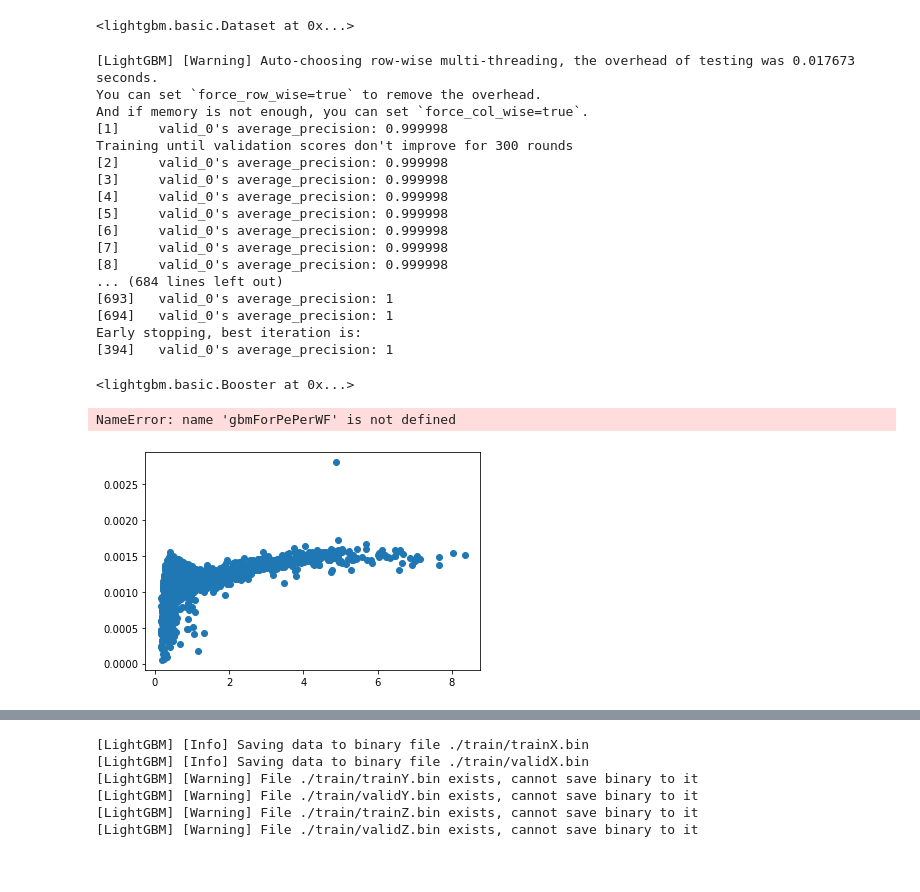
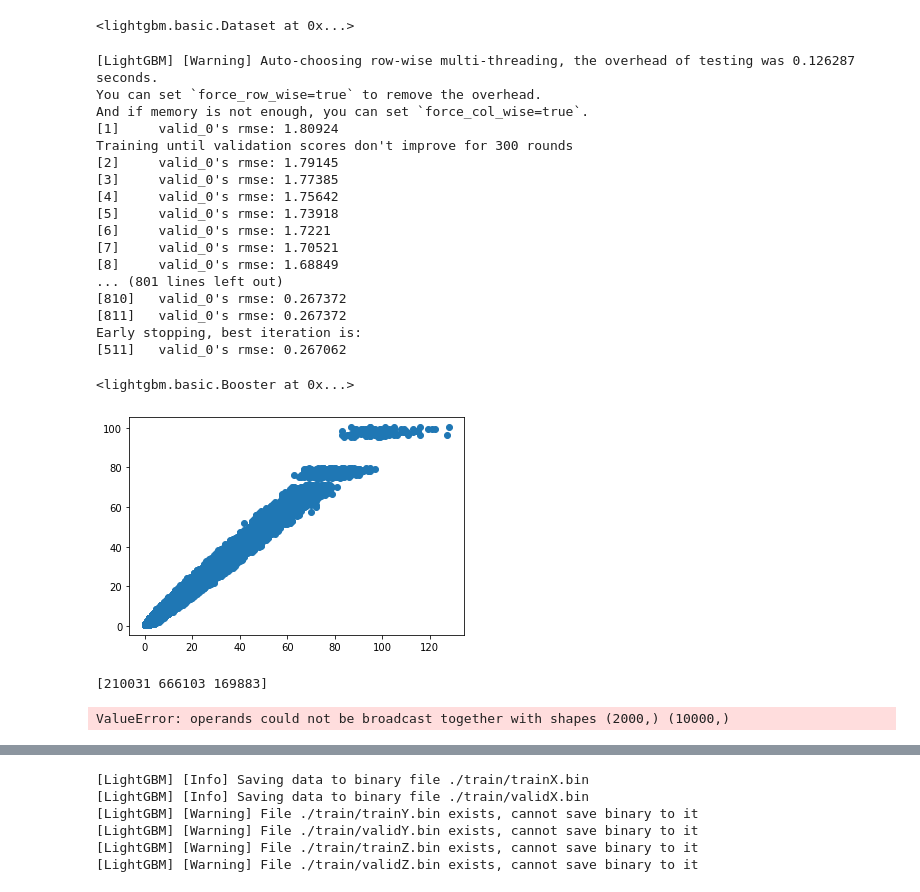
Before and after one commit to haimengzhao/juno-reconstruction, a Jupyter notebook: model.ipynb, the cells around one changed output, grey strips where cells are left out. Cells and saved outputs as stored; diff of their text form; code cells hidden in the pictures.

```diff
--- a/model.ipynb
+++ b/model.ipynb
@@ -152,9 +152,34 @@ plt.show()
 [figure]
 # %% [markdown]
 __如果已经跑了waveform.py__: 运行以下代码，将下面需要用到的数据读取出来
-# %%
-with h5py.File('./train/final_2_wf.h5', 'r') as ipt:
-    intTrainWF = ipt['Waveform']['intWF']
-    pointsPerTrainWF = ipt['Waveform']['pointsPerWF']
-    pePerTrainWFCalc = ipt['Waveform']['pePerWFCalc']
-    meanPeTimePerTrainWF = ipt['Waveform']['meanPeTimePerWF']
+# %%
+intTrainWF = np.array([], dtype='<i4')
+pointsPerTrainWF = np.array([], dtype='<i2')
+pePerTrainWFCalc = np.array([], dtype='<i2')
+meanPeTimePerTrainWF = np.array([], dtype='<f8')
+pePerTrainWF = np.array([], dtype='<i2')
+
+for i in tqdm(range(2, 7)):
+    with h5py.File(f"./train/final_{i}_wf.h5", 'r') as ipt:
+        intTrainWF = np.append(intTrainWF, ipt['Waveform']['intWF'][...])
+        pointsPerTrainWF = np.append(pointsPerTrainWF, ipt['Waveform']['pointsPerWF'][...])
+        pePerTrainWFCalc = np.append(pePerTrainWFCalc, ipt['Waveform']['pePerWFCalc'][...])
+        meanPeTimePerTrainWF = np.append(meanPeTimePerTrainWF, ipt['Waveform']['meanPeTimePerWF'][...])
+
+    trainPET, trainWF, trainPT = loadData(f"./data/final-{i}.h5", 'PT')
+    numPET, peIndices = getNum(trainPET)
+    numPEW, wfIndices = getNum(trainWF)
+    splitWFChannels = np.split(trainWF['ChannelID'], wfIndices[1:-1])
+    for index, arr in enumerate(tqdm(np.split(trainPET['ChannelID'], peIndices[1:-1]))):
+        channels, counts = np.unique(arr, return_counts=True)
+        zeroPeChannelCount = numPEW[index].astype(int) - channels.shape[0]
+        while zeroPeChannelCount:
+            alignedChannels = np.append(channels, np.zeros(zeroPeChannelCount)-1)
+            indexToInsert = np.asarray(alignedChannels != splitWFChannels[index]).nonzero()[0][0]
+            channels = np.insert(channels, indexToInsert, splitWFChannels[index][indexToInsert])
+            counts = np.insert(counts, indexToInsert, 0)
+            zeroPeChannelCount -= 1
+
+        pePerTrainWF = np.append(pePerTrainWF, counts)
+
+pePerTrainWF = pePerTrainWF.flatten().astype(int)
@@ -188,7 +263,7 @@ validationDataForPePerWF = lgb.Dataset('./train/validPePerWF.bin', reference=tra
 params = {
     'boosting_type': 'gbdt',
     'objective': 'regression',
-    'metric': {'average_precision'},
+    'metric': {'rmse'},
     'num_leaves': 2**11,
     'learning_rate': 0.01,
     'feature_fraction': 1,
@@ -207,35 +282,36 @@ gbmForPePerWF = lgb.train(
 )
 gbmForPePerWF.save_model('modelPePerWF.txt')
 # %% [output]
-[LightGBM] [Warning] Auto-choosing row-wise multi-threading, the overhead of testing was 0.017673 seconds.
+[LightGBM] [Warning] Auto-choosing row-wise multi-threading, the overhead of testing was 0.126287 seconds.
 You can set `force_row_wise=true` to remove the overhead.
 And if memory is not enough, you can set `force_col_wise=true`.
-[1]     valid_0's average_precision: 0.999998
+[1]     valid_0's rmse: 1.80924
 Training until validation scores don't improve for 300 rounds
-[2]     valid_0's average_precision: 0.999998
-[3]     valid_0's average_precision: 0.999998
-[4]     valid_0's average_precision: 0.999998
-[5]     valid_0's average_precision: 0.999998
-[6]     valid_0's average_precision: 0.999998
-[7]     valid_0's average_precision: 0.999998
-[8]     valid_0's average_precision: 0.999998
-... (684 lines left out)
-[693]   valid_0's average_precision: 1
-[694]   valid_0's average_precision: 1
+[2]     valid_0's rmse: 1.79145
+[3]     valid_0's rmse: 1.77385
+[4]     valid_0's rmse: 1.75642
+[5]     valid_0's rmse: 1.73918
+[6]     valid_0's rmse: 1.7221
+[7]     valid_0's rmse: 1.70521
+[8]     valid_0's rmse: 1.68849
+... (801 lines left out)
+[810]   valid_0's rmse: 0.267372
+[811]   valid_0's rmse: 0.267372
 Early stopping, best iteration is:
-[394]   valid_0's average_precision: 1
+[511]   valid_0's rmse: 0.267062
 <lightgbm.basic.Booster at 0x...>
 # %%
-gbmForPePerWF = lgb.
-pePerTrainWFFinal = np.round(gbmForPePerWF.predict(
+gbmForPePerWF = lgb.Booster(model_file='./modelPePerWF.txt')
+pePerTrainWFFinal = gbmForPePerWF.predict(
     np.stack(
         (intTrainWF, pointsPerTrainWF, pePerTrainWFCalc),
         axis=1
     )
-))
+)
 plt.scatter(pePerTrainWF, pePerTrainWFFinal)
 plt.show()
 print(gbmForPePerWF.feature_importance())
 # %% [output]
+[figure, added]
-NameError: name 'gbmForPePerWF' is not defined
+[210031 666103 169883]
 # %%
@@ -250,8 +333,8 @@ for index, pePerTrainWFFinalChunk in enumerate(tqdm(splitPePerTrainWFFinal)):
 # %%
-plt.scatter(peStd, trainPT['p']/peTotal)
+plt.scatter(peTimeMean, trainPT['p']/peTotal)
 plt.show()
 # %% [output]
-[figure, removed]
+ValueError: operands could not be broadcast together with shapes (2000,) (10000,)
 # %%
 trainDataForP = lgb.Dataset(
     np.stack(
```
Also changed, not shown: parts of 7 cells of this notebook, 6 other files.
